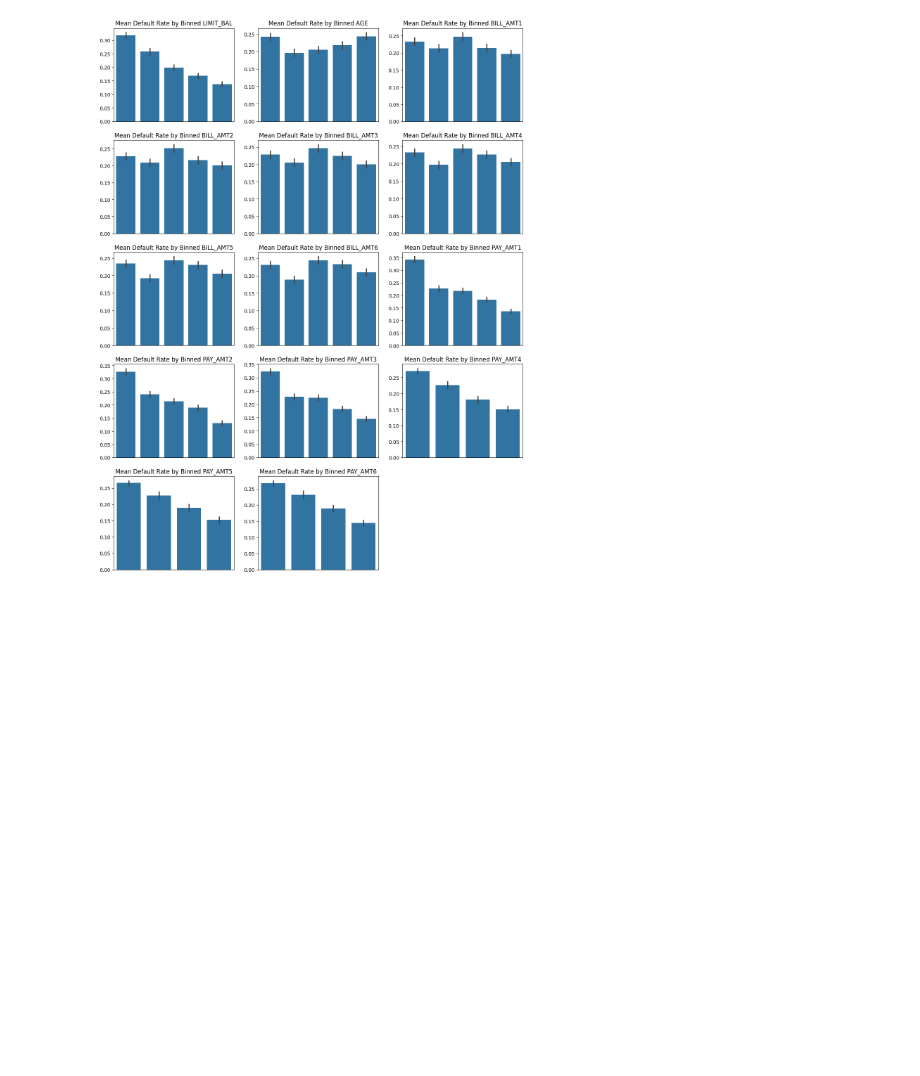
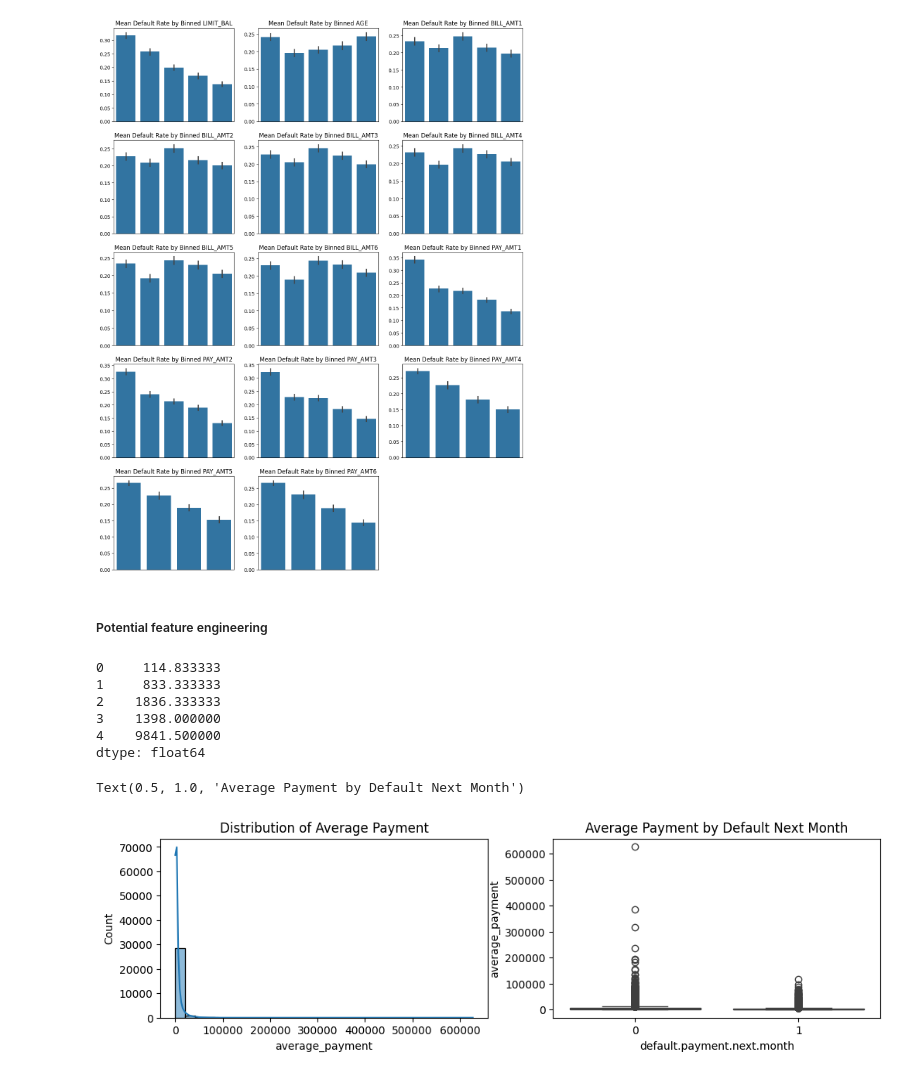
Before and after one commit to joseph-m-pasia/kg-default-of-credit-cards, a Jupyter notebook: notebooks/00_eda.ipynb, the cells around one changed output. Saved outputs shown, nothing was run; the diff lists cells and outputs as text; code cells hidden in the pictures; blank space fills up the shorter version.

Commit message:
perform feature engineering

```diff
--- a/notebooks/00_eda.ipynb
+++ b/notebooks/00_eda.ipynb
@@ -144,6 +175,6 @@ for i, var in enumerate(explanatory_variables):
 # %%
 binary_variables = ["SEX", "MARRIAGE"]
-ordinal_variables = ["EDUCATION", "PAY_0", "PAY_2", "PAY_3", "PAY_4", "PAY_5", "PAY_6"]
+ordinal_variables = ["EDUCATION", "PAY_1", "PAY_2", "PAY_3", "PAY_4", "PAY_5", "PAY_6"]
 numeric_variables = [col for col in df.columns if (col not in binary_variables and col not in ordinal_variables and col != target_variable and col != 'ID')]
 print("numeric_variables:", numeric_variables)
 # %% [output]
@@ -196,3 +227,29 @@ for i, var in enumerate(numeric_variables):
     plt.xticks([])
 # %% [output]
 [figure]
+# %% [markdown]
+##### Potential feature engineering
+# %%
+# Average payment per observation for the PAY_AMT1 to PAY_AMT6 variables
+payment_vars = [f'PAY_AMT{i+1}' for i in range(6)]
+payment_means = df[payment_vars].mean(axis=1)
+df['average_payment'] = payment_means
+print(payment_means.head())
+
+# Plot the distribution of the average payment variable
+plt.figure(figsize=(12,3))
+plt.subplot(1, 2, 1)
+sns.histplot(df['average_payment'], kde=True, bins=30)
+plt.title('Distribution of Average Payment')
+plt.subplot(1, 2, 2)
+sns.boxplot(x=target_variable, y='average_payment', data=df)
+plt.title('Average Payment by Default Next Month')
+# %% [output]
+0     114.833333
+1     833.333333
+2    1836.333333
+3    1398.000000
+4    9841.500000
+dtype: float64
+Text(0.5, 1.0, 'Average Payment by Default Next Month')
+[figure, added]
```
Also changed, not shown: parts of 16 cells of this notebook.
